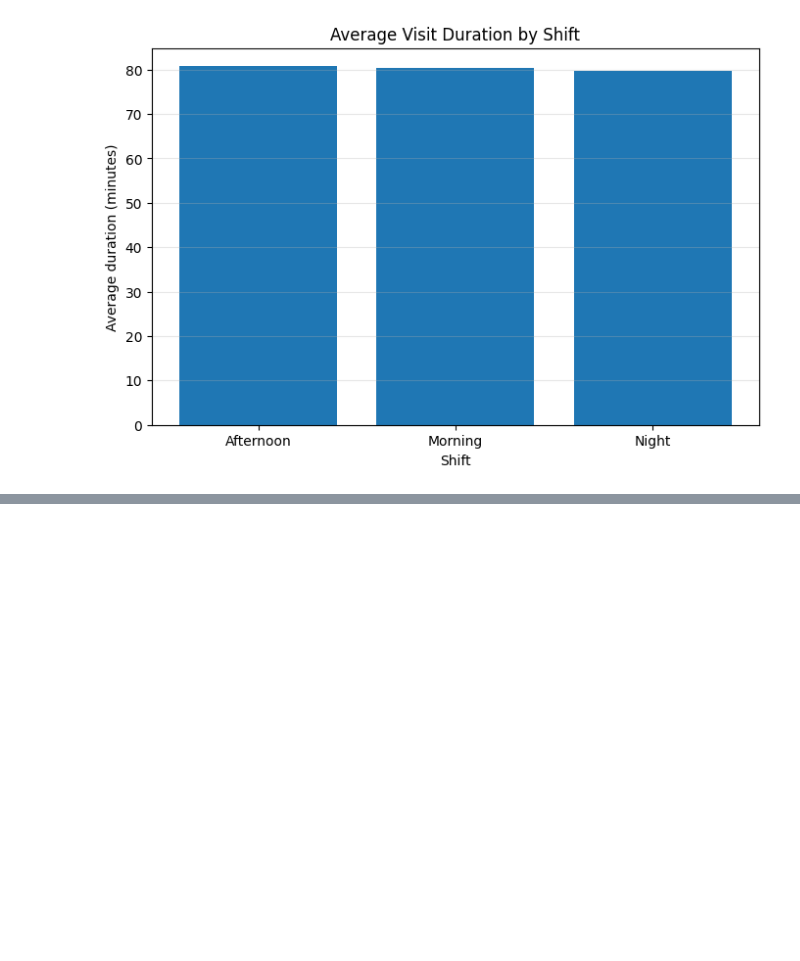
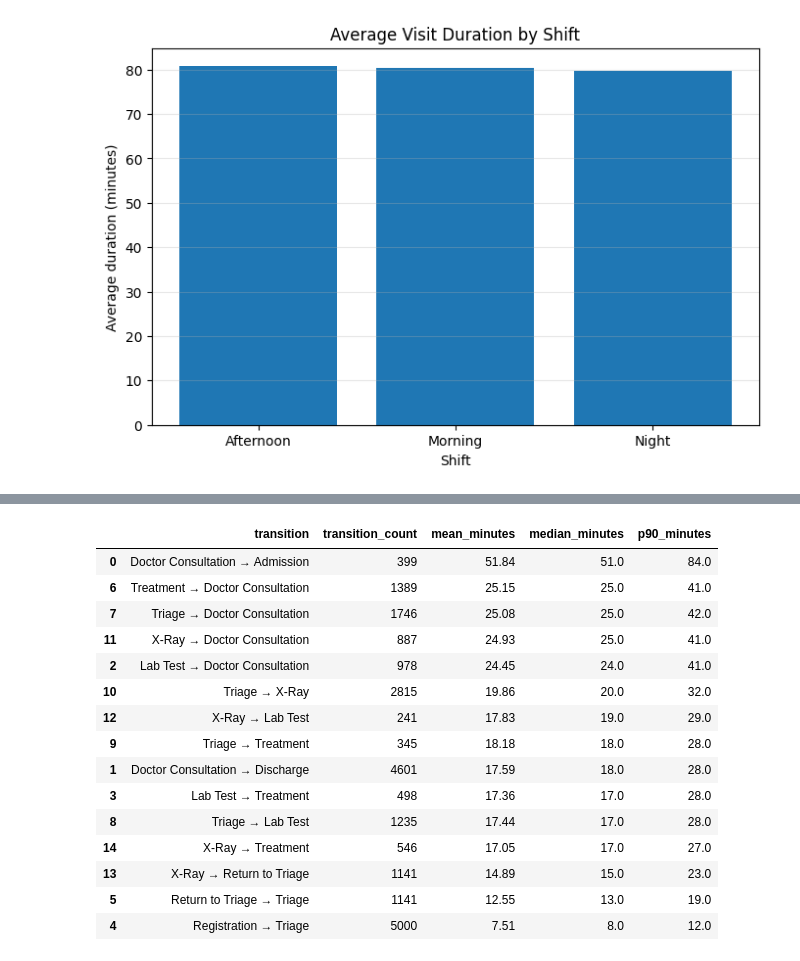
Before and after one commit to Fathima-1424/CareFlow-Clinical-Pathway, a Jupyter notebook: EDA.ipynb, the cells around one changed output, grey strips where cells are left out. Saved outputs shown, nothing was run; the diff lists cells and outputs as text; code cells hidden in the pictures; blank space fills up the shorter version.

```diff
--- a/EDA.ipynb
+++ b/EDA.ipynb
@@ -386,0 +446,51 @@ plt.show()
+# %%
+#Activity transition analysis: identify potential bottlenecks
+
+valid_transitions = df.dropna(
+    subset=["next_activity", "elapsed_minutes"]
+).copy()
+
+# Exclude negative intervals from time summaries
+valid_transitions = valid_transitions[
+    valid_transitions["elapsed_minutes"] >= 0
+]
+
+transition_summary = (
+    valid_transitions.groupby("transition")
+    .agg(
+        transition_count=("elapsed_minutes", "size"),
+        mean_minutes=("elapsed_minutes", "mean"),
+        median_minutes=("elapsed_minutes", "median"),
+        p90_minutes=("elapsed_minutes", lambda s: s.quantile(0.90))
+    )
+    .reset_index()
+    .round(2)
+)
+
+# Focus on transitions with enough observations
+frequent_transitions = transition_summary[
+    transition_summary["transition_count"] >= 30
+].copy()
+
+display(
+    frequent_transitions
+    .sort_values("median_minutes", ascending=False)
+    .head(15)
+)
+# %% [output]
+|  | transition | transition_count | mean_minutes | median_minutes | p90_minutes |
+| 0 | Doctor Consultation → Admission | 399 | 51.84 | 51.0 | 84.0 |
+| 6 | Treatment → Doctor Consultation | 1389 | 25.15 | 25.0 | 41.0 |
+| 7 | Triage → Doctor Consultation | 1746 | 25.08 | 25.0 | 42.0 |
+| 11 | X-Ray → Doctor Consultation | 887 | 24.93 | 25.0 | 41.0 |
+| 2 | Lab Test → Doctor Consultation | 978 | 24.45 | 24.0 | 41.0 |
+| 10 | Triage → X-Ray | 2815 | 19.86 | 20.0 | 32.0 |
+| 12 | X-Ray → Lab Test | 241 | 17.83 | 19.0 | 29.0 |
+| 9 | Triage → Treatment | 345 | 18.18 | 18.0 | 28.0 |
+| 1 | Doctor Consultation → Discharge | 4601 | 17.59 | 18.0 | 28.0 |
+| 3 | Lab Test → Treatment | 498 | 17.36 | 17.0 | 28.0 |
+| 8 | Triage → Lab Test | 1235 | 17.44 | 17.0 | 28.0 |
+| 14 | X-Ray → Treatment | 546 | 17.05 | 17.0 | 27.0 |
+| 13 | X-Ray → Return to Triage | 1141 | 14.89 | 15.0 | 23.0 |
+| 5 | Return to Triage → Triage | 1141 | 12.55 | 13.0 | 19.0 |
+| 4 | Registration → Triage | 5000 | 7.51 | 8.0 | 12.0 |
```
Also changed, not shown: parts of 3 cells of this notebook.
